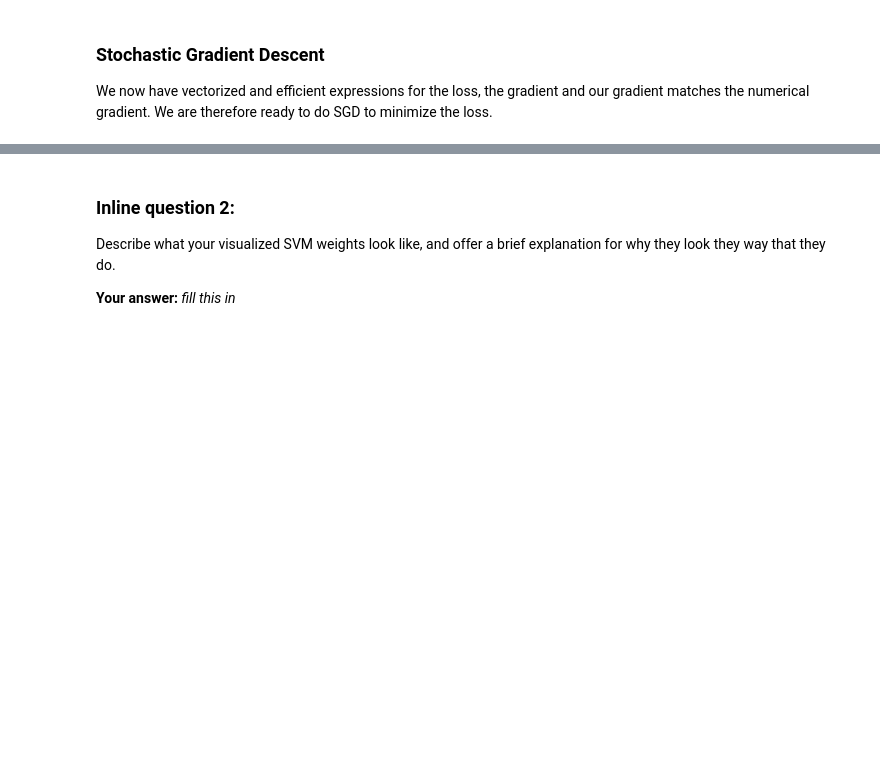
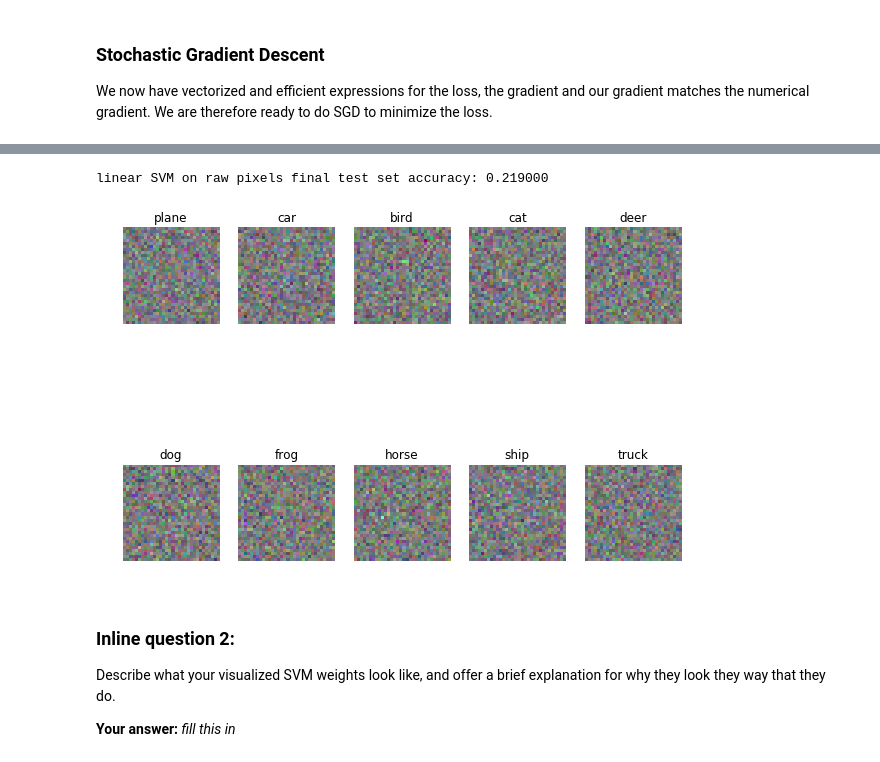
Before and after one commit to Cescfangs/CS231n-Python3, a Jupyter notebook: assignment1/svm.ipynb, the cells around one changed output, grey strips where cells are left out. Drawn from its saved outputs; the diff is of its cells as text; code cells hidden in the pictures; blank space fills up the shorter version.

```diff
--- a/assignment1/svm.ipynb
+++ b/assignment1/svm.ipynb
@@ -295,7 +350,18 @@ best_svm = None # The LinearSVM object that achieved the highest validation rate
 # confident that your validation code works, you should rerun the validation   #
 # code with a larger value for num_iters.                                      #
 ################################################################################
-pass
+for lr in learning_rates:
+    for reg in regularization_strengths:
+        svm = LinearSVM()
+        svm.train(X_train, y_train, lr, reg)
+        y_train_pred = svm.predict(X_train)
+        y_val_pred = svm.predict(X_val)
+        accuracy_train = np.mean(y_train==y_train_pred)
+        accuracy_val = np.mean(y_val==y_val_pred)
+        if accuracy_val > best_val:
+            best_val = accuracy_val
+            best_svm = svm
+        results[(lr, reg)] = (accuracy_train, accuracy_val)
 ################################################################################
 #                              END OF YOUR CODE                                #
 ################################################################################
@@ -303,7 +369,7 @@ pass
 # Print out results.
 for lr, reg in sorted(results):
     train_accuracy, val_accuracy = results[(lr, reg)]
-    print 'lr %e reg %e train accuracy: %f val accuracy: %f' % (
-                lr, reg, train_accuracy, val_accuracy)
+    print('lr %e reg %e train accuracy: %f val accuracy: %f' % (
+                lr, reg, train_accuracy, val_accuracy))
 
-print 'best validation accuracy achieved during cross-validation: %f' % best_val
+print('best validation accuracy achieved during cross-validation: %f' % best_val)
@@ -336,23 +410,27 @@ plt.show()
 # Evaluate the best svm on test set
 y_test_pred = best_svm.predict(X_test)
 test_accuracy = np.mean(y_test == y_test_pred)
-print 'linear SVM on raw pixels final test set accuracy: %f' % test_accuracy
+print('linear SVM on raw pixels final test set accuracy: %f' % test_accuracy)
+# %% [output]
+linear SVM on raw pixels final test set accuracy: 0.219000
 # %%
 # Visualize the learned weights for each class.
 # Depending on your choice of learning rate and regularization strength, these may
 # or may not be nice to look at.
 w = best_svm.W[:-1,:] # strip out the bias
 w = w.reshape(32, 32, 3, 10)
 w_min, w_max = np.min(w), np.max(w)
 classes = ['plane', 'car', 'bird', 'cat', 'deer', 'dog', 'frog', 'horse', 'ship', 'truck']
-for i in xrange(10):
+for i in range(10):
   plt.subplot(2, 5, i + 1)
 
   # Rescale the weights to be between 0 and 255
   wimg = 255.0 * (w[:, :, :, i].squeeze() - w_min) / (w_max - w_min)
   plt.imshow(wimg.astype('uint8'))
   plt.axis('off')
   plt.title(classes[i])
+# %% [output]
+[figure, added]
 # %% [markdown]
 ### Inline question 2:
 Describe what your visualized SVM weights look like, and offer a brief explanation for why they look they way that they do.
```
Also changed, not shown: parts of 12 cells of this notebook, 5 other files.
